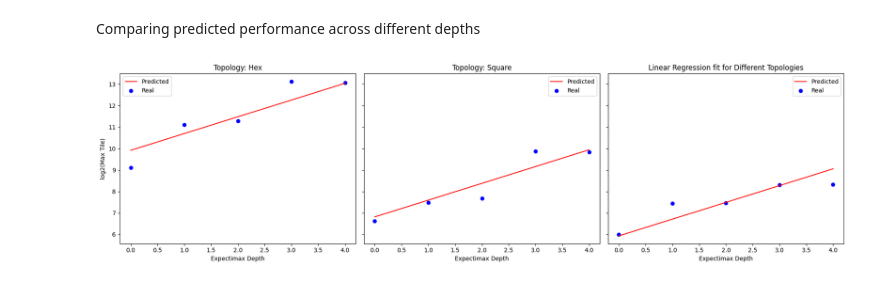
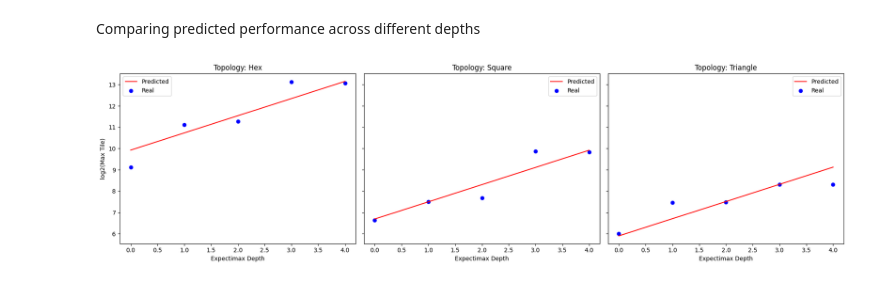
Before and after one commit to VLV-co/project_mc906, a Jupyter notebook: analysis/predict_performance.ipynb, the cells around one changed output. Drawn from its saved outputs; the diff is of its cells as text; code cells hidden in the pictures.

```diff
--- a/analysis/predict_performance.ipynb
+++ b/analysis/predict_performance.ipynb
@@ -35,6 +40,3 @@ Model training
 features = ['cells_number', 'possible_moves', 'connection_degree', 'depth']
 X = df[features].values
 y = df['mean_log2_max_tile'].values
-# %%
-model = Ridge(random_state=42)
-model.fit(X, y)
@@ -43,2 +43,5 @@ Ridge(random_state=42)
+# %%
+X_const = sm.add_constant(X)
+model = sm.OLS(y, X_const).fit()
 # %% [markdown]
 Evaluating
@@ -47,3 +48,6 @@ y_pred = model.predict(X)
+# %%
+X_pred = sm.add_constant(X)
+y_pred = model.predict(X_pred)
 # %%
 df['predicted_mean_log2_max_tile'] = y_pred
 df_comparison = df[['depth', 'cells_number', 'possible_moves', 'connection_degree', 'mean_log2_max_tile', 'predicted_mean_log2_max_tile']]
@@ -78,32 +80,31 @@ if n_topos == 1:
     axes = [axes]
 
 for ax, topo in zip(axes, topologies):
     topo_df = df[df["topology"] == topo].sort_values("depth")
 
     ax.plot(
         topo_df["depth"],
         topo_df["predicted_mean_log2_max_tile"],
         color='red',
         linestyle='-',
         label="Predicted"
     )
 
     ax.scatter(
         topo_df["depth"],
         topo_df["mean_log2_max_tile"],
         color='blue',
         marker='o',
         label="Real"
     )
 
     ax.set_title(f"Topology: {topo.capitalize()}")
     ax.set_xlabel("Expectimax Depth")
     ax.legend()
 
 axes[0].set_ylabel("log2(Max Tile)")
 
 plt.tight_layout()
-plt.title("Linear Regression fit for Different Topologies")
 plt.show()
 # %% [output]
-[figure, old version]
+[figure, new version]
```
Also changed, not shown: parts of 7 cells of this notebook.
